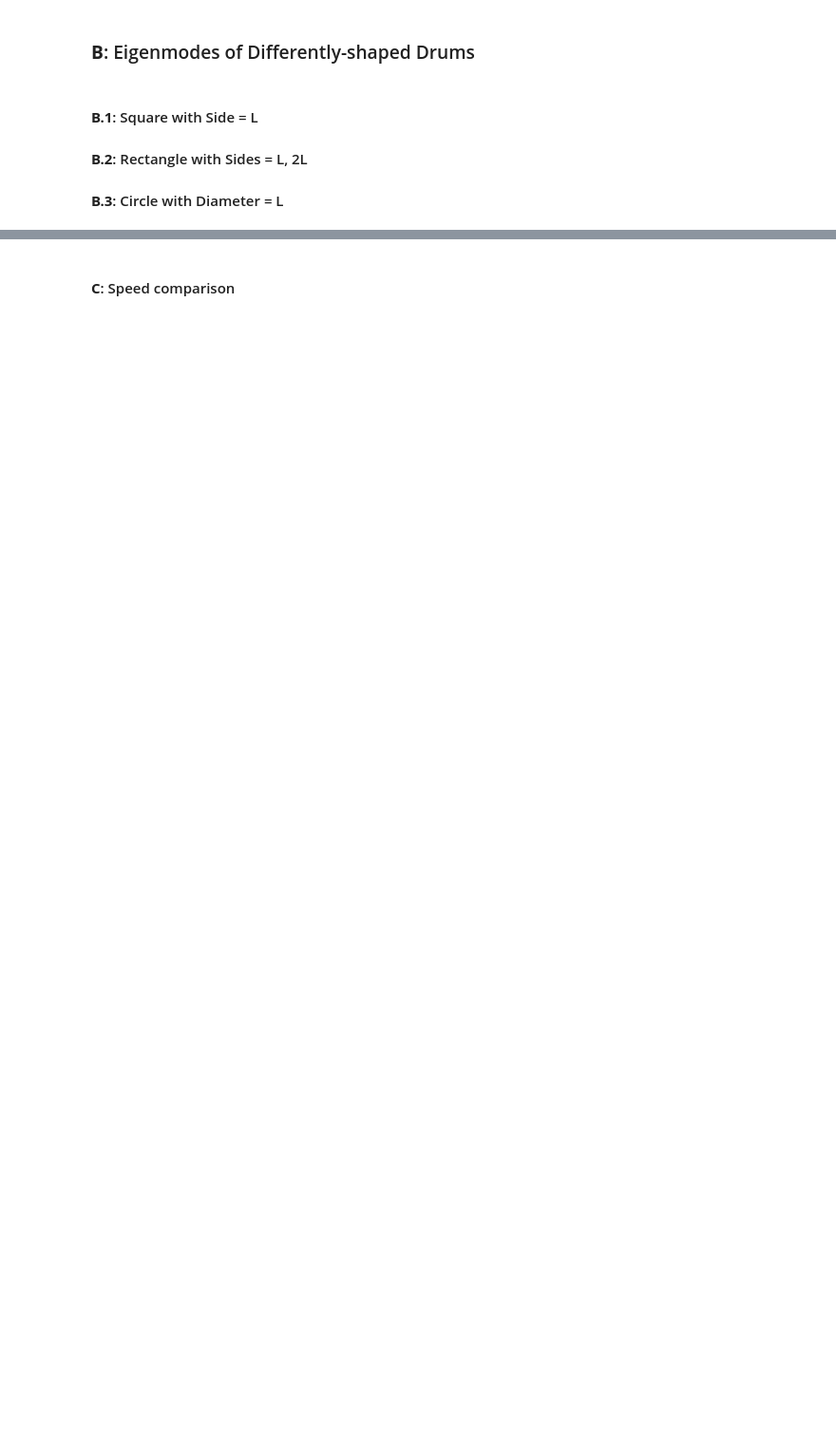
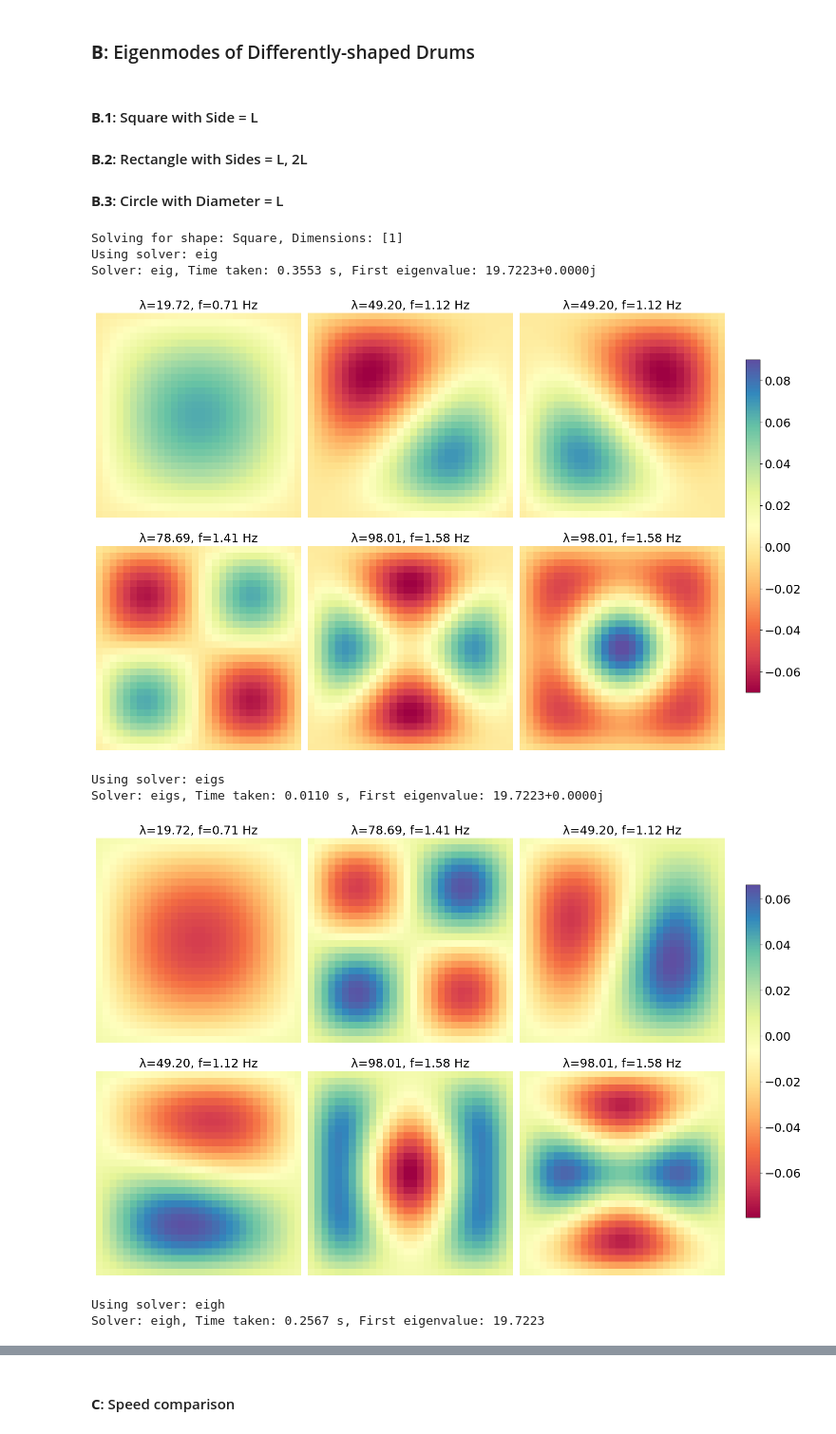
Before and after one commit to shaniasinha/sc-set3, a Jupyter notebook: set3.ipynb, the cells around one changed output, grey strips where cells are left out. Shown at 95% size. Saved outputs shown, nothing was run; the diff lists cells and outputs as text; code cells hidden in the pictures; blank space fills up the shorter version.

```diff
--- a/set3.ipynb
+++ b/set3.ipynb
@@ -45,24 +47,32 @@ n = 30
 # %%
 results = {}
 solvers = ['eig', 'eigs', 'eigh', 'eigsh']
 # Solve eigenvalue problems and plot eigenmodes
 for shape, dims in shape_dims_tuple:
     print(f"\nSolving for shape: {shape.capitalize()}, Dimensions: {dims}")
 
     problem = EigenvalueProblem(shape, dims, n=n)
 
     for solver in solvers:
         print(f"Using solver: {solver}")
         eigenvals, eigenvecs, elapsed = problem.solve_eigen_problem(solver=solver, k=9)
 
         # Store results
         key = f"{shape}_{solver}"
         results[key] = {
             'eigenvalues': eigenvals,
             'eigenvectors': eigenvecs,
             'time': elapsed
         }
 
-        # Plot only for sparse solver to avoid redundancy
-        # if solver == 'eig':
-        problem.plot_eigenvectors(num_modes=9)
+        problem.plot_eigenvectors(num_modes=6)
+# %% [output]
+Solving for shape: Square, Dimensions: [1]
+Using solver: eig
+Solver: eig, Time taken: 0.3553 s, First eigenvalue: 19.7223+0.0000j
+[figure, added]
+Using solver: eigs
+Solver: eigs, Time taken: 0.0110 s, First eigenvalue: 19.7223+0.0000j
+[figure, added]
+Using solver: eigh
+Solver: eigh, Time taken: 0.2567 s, First eigenvalue: 19.7223
```
Also changed, not shown: parts of 11 cells of this notebook.
